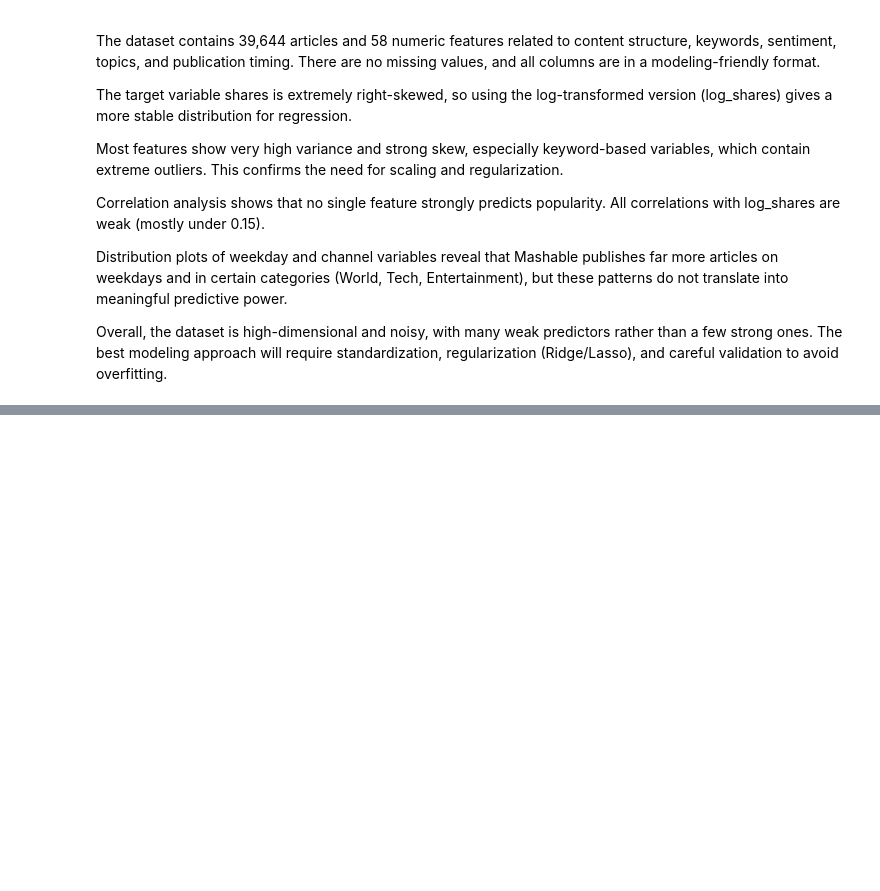
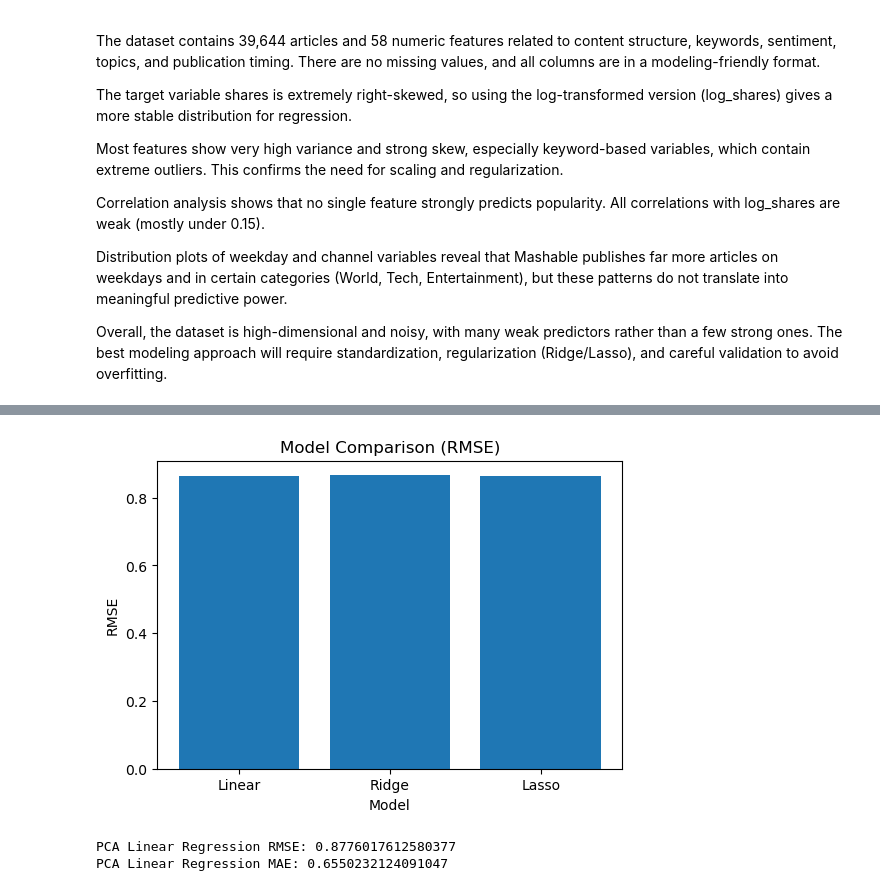
Before and after one commit to briannaq-dev/article-popularity, a Jupyter notebook: final_project.ipynb, the cells around one changed output, grey strips where cells are left out. Saved outputs shown, nothing was run; the diff lists cells and outputs as text; code cells hidden in the pictures; blank space fills up the shorter version.

```diff
--- a/EDA.ipynb
+++ b/final_project.ipynb
@@ -102,0 +312,36 @@ Overall, the dataset is high-dimensional and noisy, with many weak predictors ra
+# %%
+# RMSE Comparison Plot
+models = ["Linear", "Ridge", "Lasso"]
+rmses = [lr_rmse, ridge_rmse, lasso_rmse]
+
+plt.figure(figsize=(6,4))
+plt.bar(models, rmses)
+plt.title("Model Comparison (RMSE)")
+plt.ylabel("RMSE")
+plt.xlabel("Model")
+plt.show()
+# %% [output]
+[figure, added]
+# %%
+from sklearn.decomposition import PCA
+
+# Apply PCA and evaluate Linear Regression on PCA-transformed data
+pca = PCA(n_components=0.95)   # keep 95% variance
+X_pca = pca.fit_transform(X_scaled)
+
+X_train_pca, X_test_pca, y_train, y_test = train_test_split(
+    X_pca, y, test_size=0.2, random_state=42
+)
+
+lr_pca = LinearRegression()
+lr_pca.fit(X_train_pca, y_train)
+
+y_pred_pca = lr_pca.predict(X_test_pca)
+pca_rmse = np.sqrt(mean_squared_error(y_test, y_pred_pca))
+pca_mae  = mean_absolute_error(y_test, y_pred_pca)
+
+print("PCA Linear Regression RMSE:", pca_rmse)
+print("PCA Linear Regression MAE:", pca_mae)
+# %% [output]
+PCA Linear Regression RMSE: 0.8776017612580377
+PCA Linear Regression MAE: 0.6550232124091047
```
Also changed, not shown: parts of 13 cells of this notebook, 3 other files.
